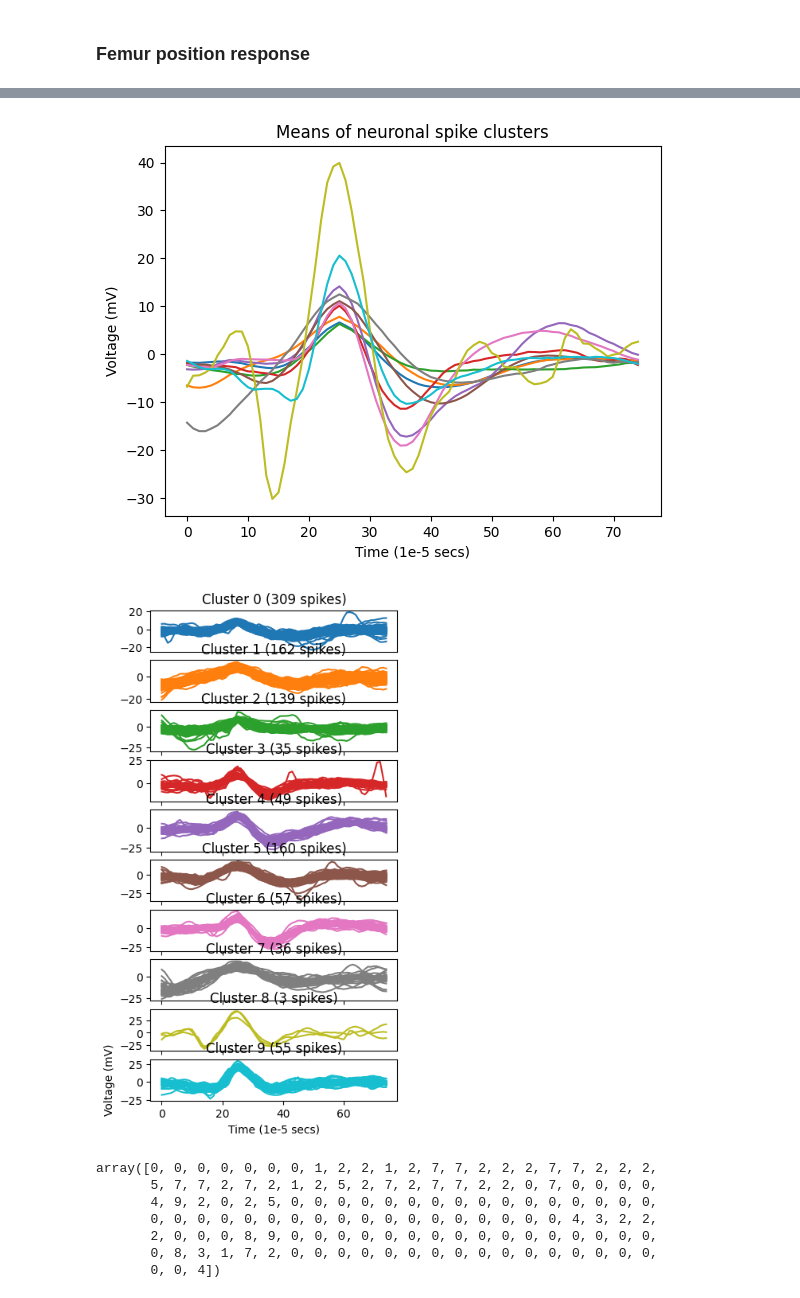
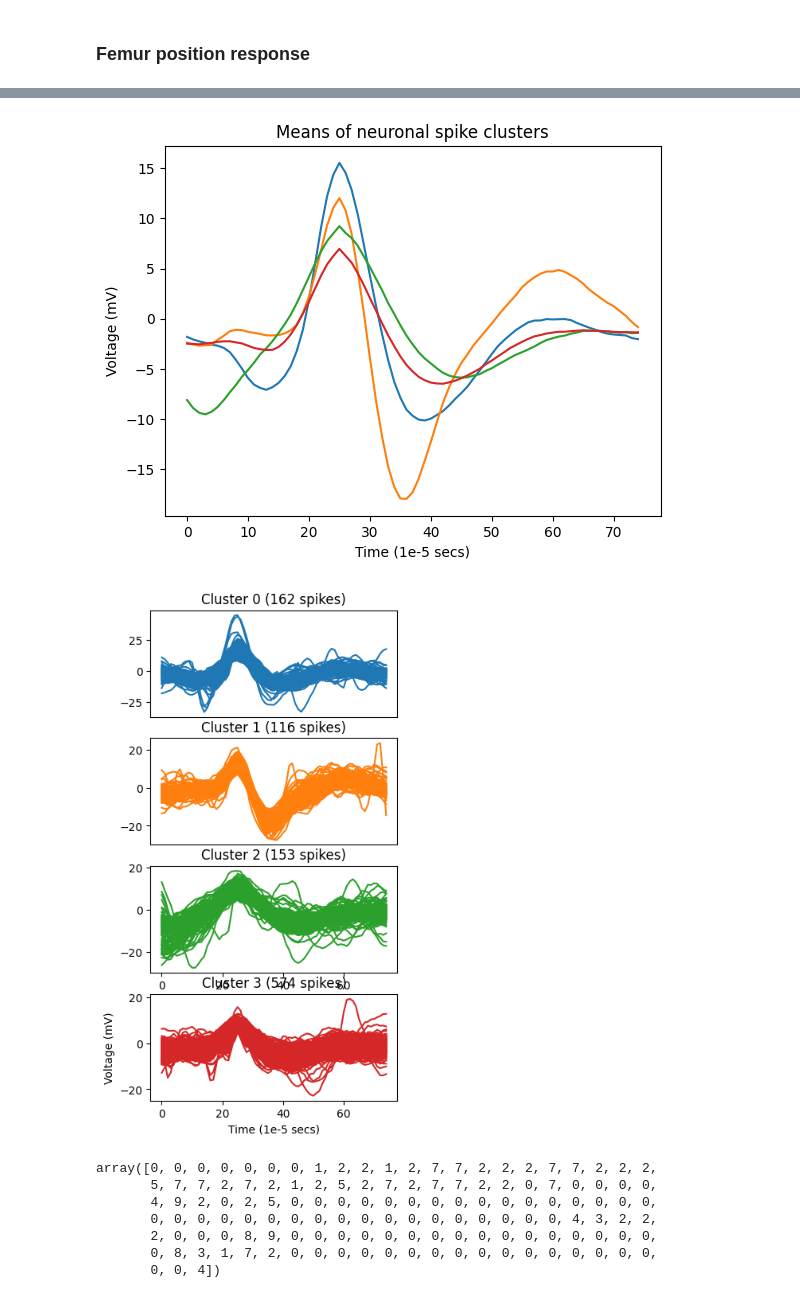
Before and after one commit to adishreeg/bi162-final-project, a Jupyter notebook: code/AirflowSimulation.ipynb, the cells around one changed output, grey strips where cells are left out. Saved outputs shown, nothing was run; the diff lists cells and outputs as text; code cells hidden in the pictures.

```diff
--- a/code/AirflowSimulation.ipynb
+++ b/code/AirflowSimulation.ipynb
@@ -245,20 +245,20 @@ filenames = {
     '4506': '../final_data/day3/20231127-134506.dat'
 }
 # %%
-aligned_spikes, spike_clusters = cluster_multiple(filenames, n_clusters=10, ch_no=1, boundary=60)
+aligned_spikes, spike_clusters = cluster_multiple(filenames, n_clusters=4, ch_no=1, boundary=60)
 # %% [output]
 key=[rundate] value=['20231127-134506']
 key=[rate_hz] value=[10000]
 key=[channels] value=[{ 'ai5' 'ai7' }]
 key=[nchannels] value=[2]
 key=[scale] value=[{ '1 V']
 key=[scans_per_sweep] value=[10000]
 key=[sweepperiod_s] value=[1]
 {'rundate': '20231127-134506', 'rate_hz': 10000, 'channels': ['ai5', 'ai7'], 'nchannels': 2, 'scale': ['1 V', '1 V'], 'scans_per_sweep': 10000, 'sweepperiod_s': 1}
 [figure]
 [figure]
-[figure, old version]
+[figure, new version]
-[figure, old version]
+[figure, new version]
 # %%
 spike_clusters['0_5']
 # %% [output]
```
Also changed, not shown: parts of 2 cells of this notebook.
